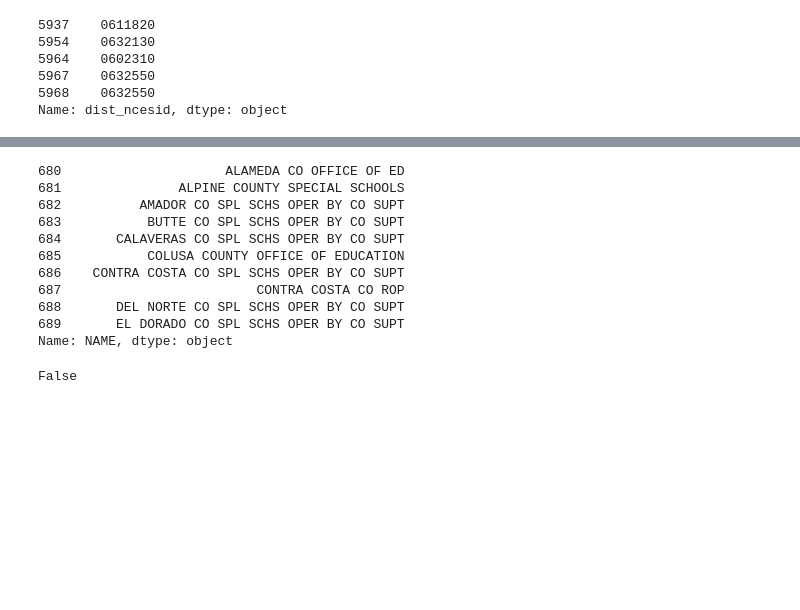
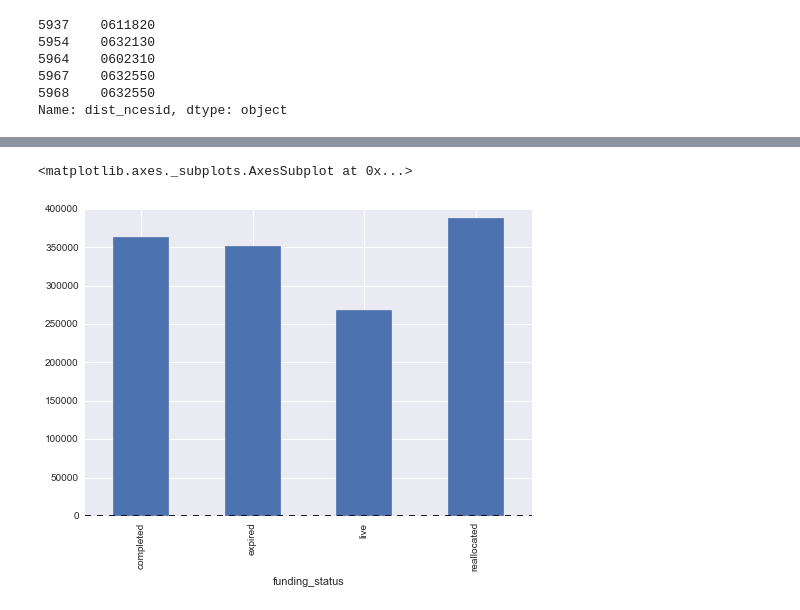
Before and after one commit to sampathweb/bayes_hack, a Jupyter notebook: helena/budget.ipynb, the cells around one changed output, grey strips where cells are left out. Cells and saved outputs as stored; diff of their text form; code cells hidden in the pictures; blank space fills up the shorter version.

Commit message:
added budget analysis funding completion

```diff
--- a/helena/budget.ipynb
+++ b/helena/budget.ipynb
@@ -96,5 +100,8 @@ ncesid_ca.head()
 5968    0632550
 Name: dist_ncesid, dtype: object
 # %%
-pd.merge(budget_ca, projects_ca, left_on='NCESID', right_on='dist_ncesid')
+projects_merged = pd.merge(budget_ca, projects_ca, left_on='NCESID', right_on='dist_ncesid')
+print projects_merged.shape
+projects_merged2 = pd.merge(budget_rev, projects_ca, left_index=True, right_on='dist_ncesid')
+projects_merged2.shape
 # %% [output]
@@ -119,22 +109,0 @@ pd.merge(budget_ca, projects_ca, left_on='NCESID', right_on='dist_ncesid')
-# %%
-budget_ca.NAME.head(n=10)
-# %% [output]
-680                     ALAMEDA CO OFFICE OF ED
-681               ALPINE COUNTY SPECIAL SCHOOLS
-682          AMADOR CO SPL SCHS OPER BY CO SUPT
-683           BUTTE CO SPL SCHS OPER BY CO SUPT
-684       CALAVERAS CO SPL SCHS OPER BY CO SUPT
-685           COLUSA COUNTY OFFICE OF EDUCATION
-686    CONTRA COSTA CO SPL SCHS OPER BY CO SUPT
-687                         CONTRA COSTA CO ROP
-688       DEL NORTE CO SPL SCHS OPER BY CO SUPT
-689       EL DORADO CO SPL SCHS OPER BY CO SUPT
-Name: NAME, dtype: object
-# %%
-curr = 'ALAMEDA'.lower()
-schools_ca = projects[projects.school_state=='CA'].school_district
-np.any([curr in v for v in schools_ca.dropna().values ])
-# import types
-# type(v) in types.StringTypes
-# %% [output]
-False
@@ -140,0 +114,5 @@ False
+# %%
+projects_merged.groupby('funding_status')['TOTALREV'].median().plot(kind='bar')
+# %% [output]
+<matplotlib.axes._subplots.AxesSubplot at 0x...>
+[figure, added]
```
Also changed, not shown: parts of 4 cells of this notebook, 1 other file.
